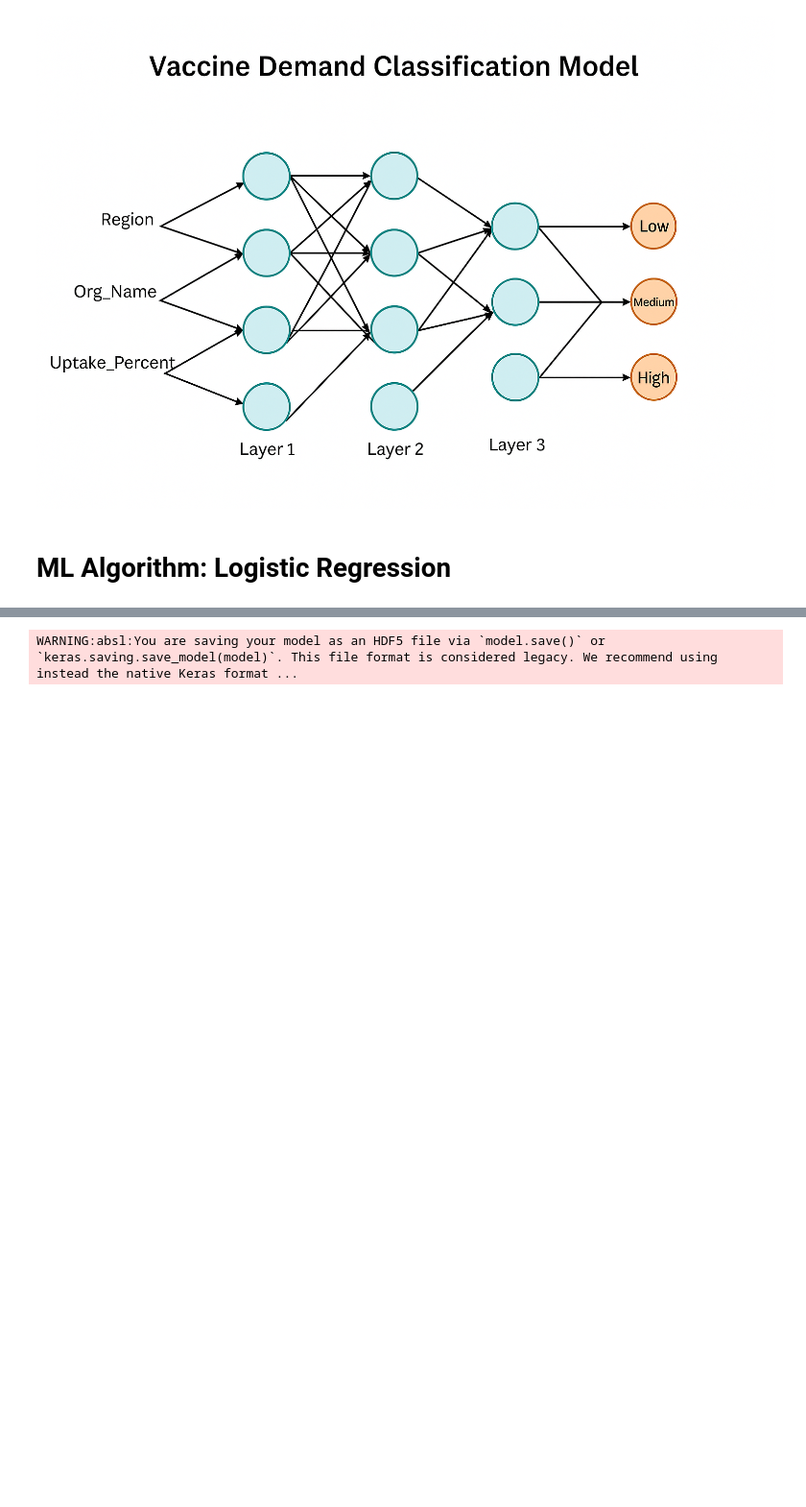
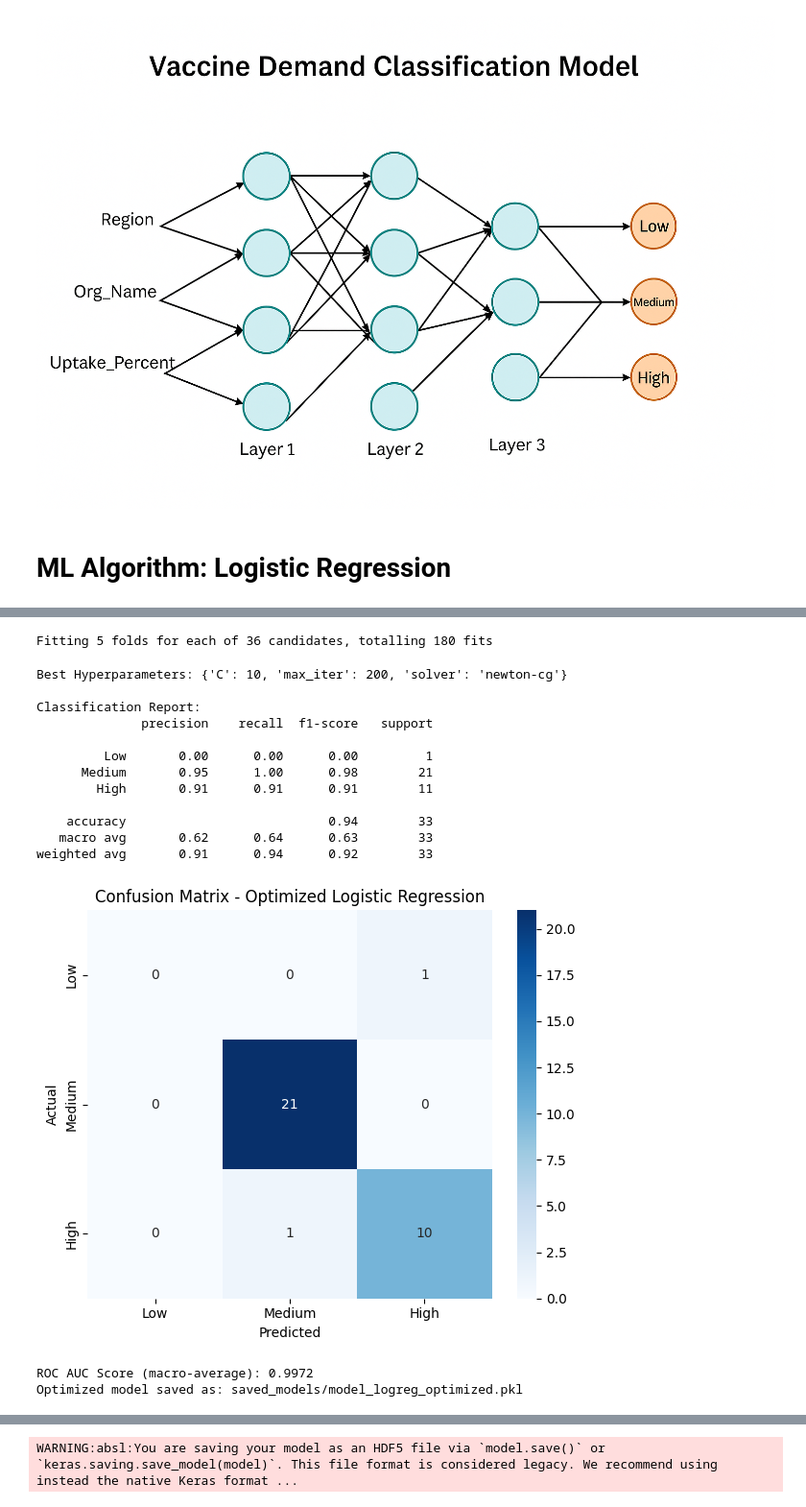
Before and after one commit to nmarizani/intro_to_ml_summative_AfroAI, a Jupyter notebook: Summative_Intro_to_ml_[nicolle_marizani]_assignment.ipynb, the cells around one changed output, grey strips where cells are left out. Shown at 96% size. Cells and saved outputs as stored; diff of their text form; code cells hidden in the pictures; blank space fills up the shorter version.

```diff
--- a/Summative_Intro_to_ml_[nicolle_marizani]_assignment.ipynb
+++ b/Summative_Intro_to_ml_[nicolle_marizani]_assignment.ipynb
@@ -123,11 +123,3 @@ display(Image(filename='Vaccine demand classification model.png'))
 [figure]
 # %% [markdown]
 # ML Algorithm: Logistic Regression
-# %%
-from sklearn.linear_model import LogisticRegression
-from sklearn.metrics import classification_report, confusion_matrix
-import joblib
-
-# Create and train the logistic regression model
-log_reg = LogisticRegression(multi_class='multinomial', solver='lbfgs', max_iter=500)
-log_reg.fit(X_train, y_train)
@@ -168,3 +126,74 @@ weighted avg       0.91      0.94      0.92        33
+# %%
+
+from sklearn.linear_model import LogisticRegression
+from sklearn.model_selection import GridSearchCV
+from sklearn.metrics import classification_report, confusion_matrix, roc_auc_score
+from sklearn.preprocessing import label_binarize
+import matplotlib.pyplot as plt
+import seaborn as sns
+import joblib
+
+# Define hyperparameter grid
+param_grid = {
+    'C': [0.01, 0.1, 1, 10],
+    'solver': ['newton-cg', 'lbfgs', 'saga'],
+    'max_iter': [200, 500, 1000]
+}
+
+# Set up and run grid search
+log_reg = LogisticRegression(multi_class='multinomial')
+grid_search = GridSearchCV(log_reg, param_grid, scoring='accuracy', cv=5, verbose=1, n_jobs=-1)
+grid_search.fit(X_train, y_train)
+
+# Extract best model
+best_model = grid_search.best_estimator_
+print("Best Hyperparameters:", grid_search.best_params_)
+
+# Make predictions
+y_pred = best_model.predict(X_test)
+y_pred_proba = best_model.predict_proba(X_test)
+
+# Evaluation - Classification report
+print("\nClassification Report:")
+print(classification_report(y_test, y_pred, target_names=['Low', 'Medium', 'High']))
+
+# Confusion matrix plot
+cm = confusion_matrix(y_test, y_pred)
+plt.figure(figsize=(6, 5))
+sns.heatmap(cm, annot=True, fmt='d', cmap='Blues',
+            xticklabels=['Low', 'Medium', 'High'],
+            yticklabels=['Low', 'Medium', 'High'])
+plt.xlabel("Predicted")
+plt.ylabel("Actual")
+plt.title("Confusion Matrix - Optimized Logistic Regression")
+plt.tight_layout()
+plt.show()
+
+# ROC AUC Score (macro-average)
+y_test_bin = label_binarize(y_test, classes=[0, 1, 2])
+roc_auc = roc_auc_score(y_test_bin, y_pred_proba, average='macro', multi_class='ovr')
+print("ROC AUC Score (macro-average):", round(roc_auc, 4))
+
+# Save the model
+joblib.dump(best_model, 'saved_models/model_logreg_optimized.pkl')
+print("Optimized model saved as: saved_models/model_logreg_optimized.pkl")
+# %% [output]
+Fitting 5 folds for each of 36 candidates, totalling 180 fits
+Best Hyperparameters: {'C': 10, 'max_iter': 200, 'solver': 'newton-cg'}
+
+Classification Report:
+              precision    recall  f1-score   support
+
+         Low       0.00      0.00      0.00         1
+      Medium       0.95      1.00      0.98        21
+        High       0.91      0.91      0.91        11
+
+    accuracy                           0.94        33
+   macro avg       0.62      0.64      0.63        33
+weighted avg       0.91      0.94      0.92        33
+[figure, added]
+ROC AUC Score (macro-average): 0.9972
+Optimized model saved as: saved_models/model_logreg_optimized.pkl
 # %%
 import os
 
```
Also changed, not shown: parts of 11 cells of this notebook, 8 other files.
